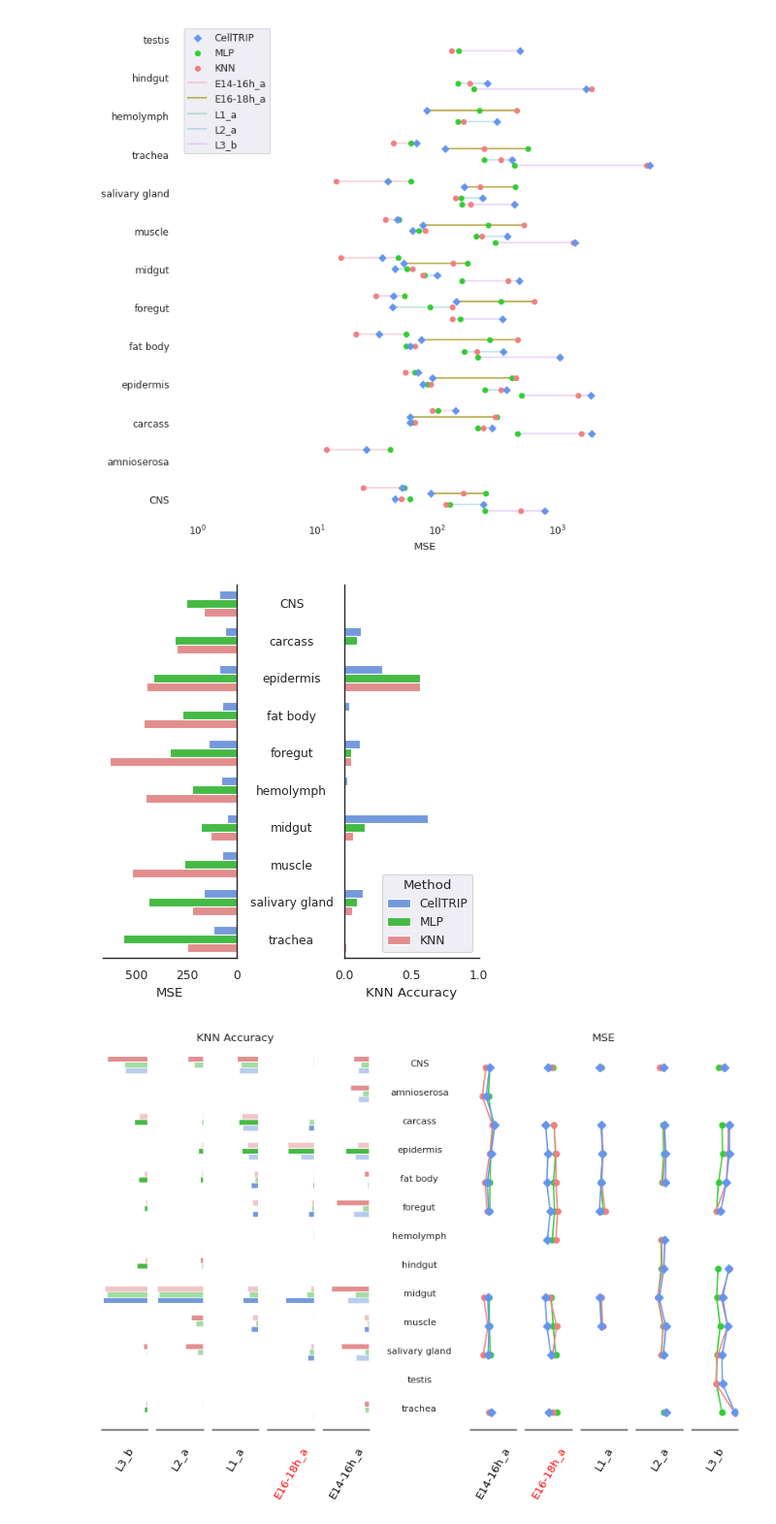
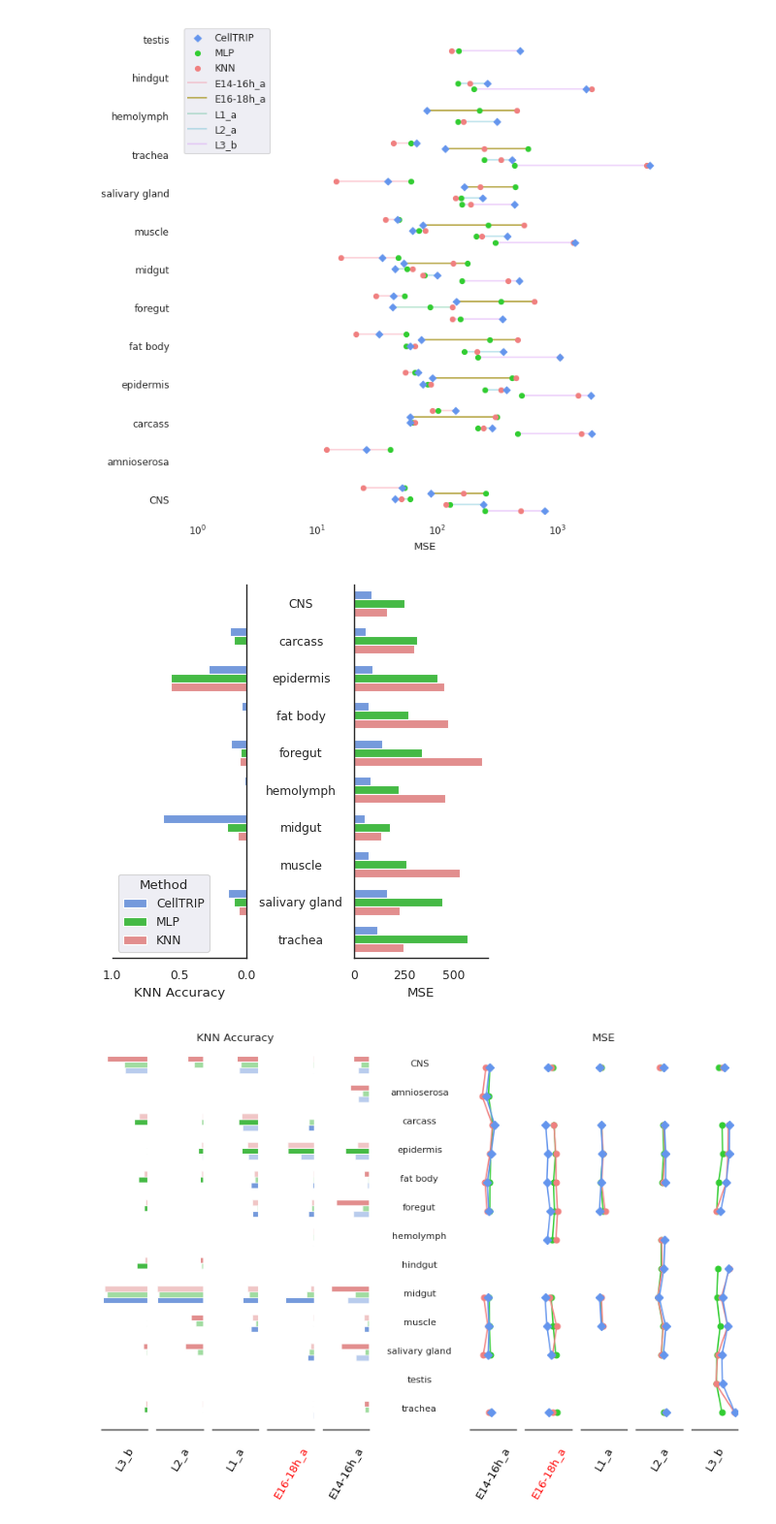
Before and after one commit to Oafish1/CellTRIP, a Jupyter notebook: scripts/flysta_analysis.ipynb, the cells around one changed output. Shown at 97% size. Saved outputs shown, nothing was run; the diff lists cells and outputs as text; code cells hidden in the pictures.

Commit message:
File reorganization, figure updates

```diff
--- a/scripts/flysta_analysis.ipynb
+++ b/scripts/flysta_analysis.ipynb
@@ -255,33 +255,39 @@ See the caveats in the documentation: https://pandas.pydata.org/pandas-docs/stab
 # %%
 # Figure creation
 with sns.axes_style('white'):
     fig, axs = plt.subplots(1, 2, figsize=(5, 5), gridspec_kw={'wspace': .8})
+    axs = axs[::-1]
 
 # Data preparation
 df = classification_performance.copy()
 df = df.loc[df['Cell Type'].apply(lambda s: '/' not in s)]
 df = df.loc[df['Cell Type']!='All']
 df = df.loc[df['Development'].isin(holdout_development)]
 # df['-log10(MSE)'] = -np.log10(df['MSE'])
 
 # Left
 sns.barplot(df, x='MSE', y='Cell Type', hue='Method', palette=method_colors, width=.7, legend=False, ax=axs[0])
-axs[0].set_yticks([])
-axs[0].invert_xaxis()
-sns.despine(ax=axs[0], left=True, right=False)
+# axs[0].set_yticks([])
+axs[0].set_yticklabels(axs[0].get_yticklabels(), ha='center', x=-.31)
+# axs[0].invert_xaxis()
+# sns.despine(ax=axs[0], left=True, right=False)
+sns.despine(ax=axs[0])
 
 # Right
 sns.barplot(df, x='KNN Accuracy', y='Cell Type', hue='Method', palette=method_colors, width=.7, ax=axs[1])
+axs[1].set_yticks([])
 axs[1].set_xlim(0, 1)
 axs[1].set_yticklabels(axs[1].get_yticklabels(), ha='center', x=-.31)
-sns.despine(ax=axs[1])
+axs[1].invert_xaxis()
+# sns.despine(ax=axs[1])
+sns.despine(ax=axs[1], left=True, right=False)
 # ax.axvline(x=midpoint, color='gray', alpha=.4, zorder=.9)
 
 # Common
 for ax in axs: ax.set_ylabel(None)
 fig.savefig('../plots/flysta/prediction_classification_performance_butterfly.pdf', transparent=True, bbox_inches='tight')
 # %% [output]
-[figure, old version]
+[figure, new version]
 # %%
 # Params
 stat_left, stat_right = 'MSE', 'KNN Accuracy'
```
Also changed, not shown: 15 other files.
